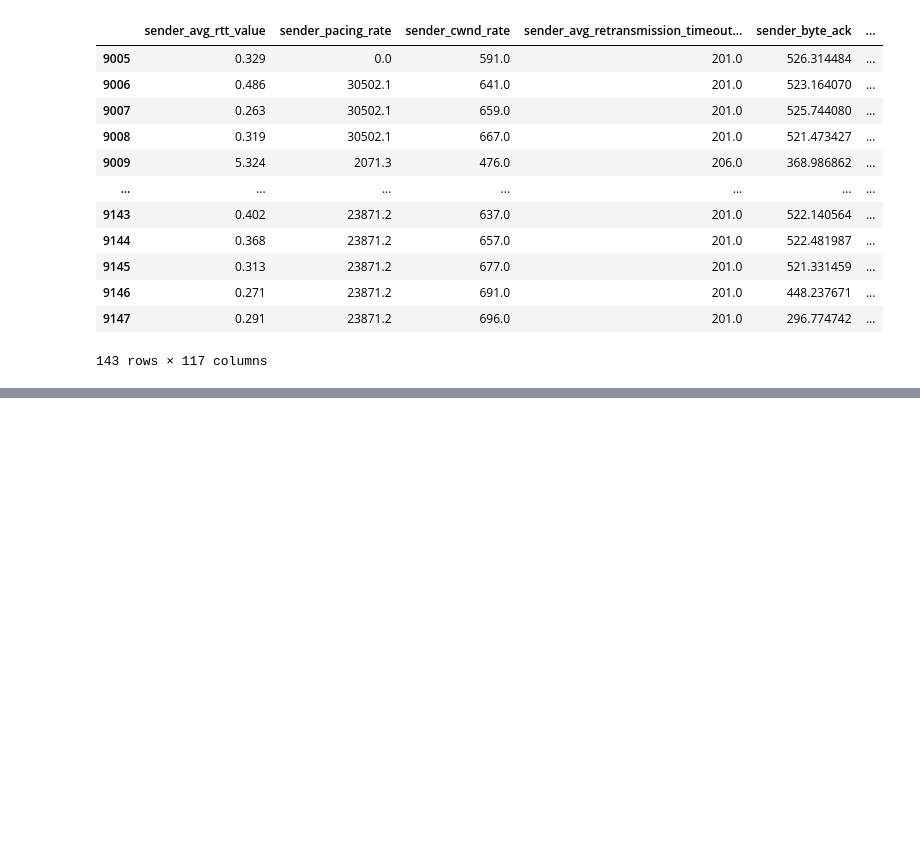
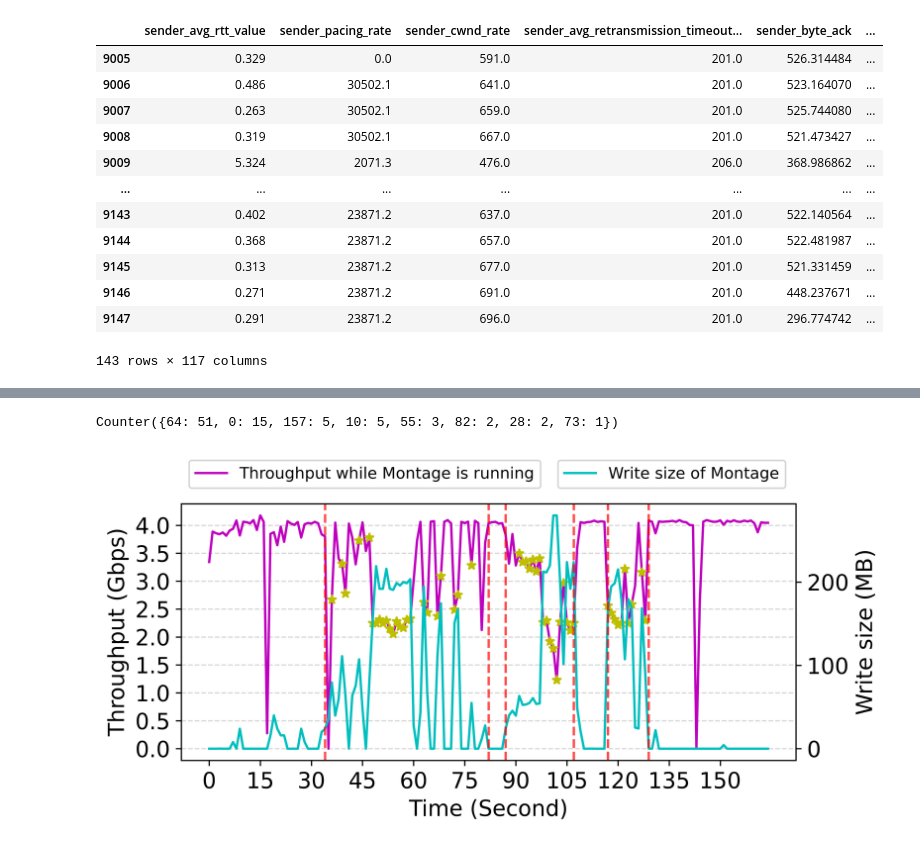
Before and after one commit to EhsanSaZ/BottleneckDetection, a Jupyter notebook: prototype/bottleneck_3.ipynb, the cells around one changed output, grey strips where cells are left out. Drawn from its saved outputs; the diff is of its cells as text; code cells hidden in the pictures; blank space fills up the shorter version.

```diff
--- a/prototype/bottleneck_3.ipynb
+++ b/prototype/bottleneck_3.ipynb
@@ -977,0 +1004,9 @@ Int64Index([ 1,  2,  3,  9, 10, 11, 26, 29, 30, 31, 32, 33, 34, 35, 37, 41, 42,
+# %%
+# montage_df = pd.read_csv("normal.csv").drop(['time_stamp', 'through_put'], axis=1)
+montage_df = pd.read_csv("./montage_analysis/utah_montage_5_instance.csv").drop(['time_stamp','through_put'], axis=1)
+# print(montage_df.shape)
+# montage_df = montage_df.iloc[49:56]
+# montage_df['sender_remote_ost_write_bytes']
+montage_df_write_part = montage_df.loc[(montage_df['sender_remote_ost_write_bytes'] > 0)]
+montage_df_write_part
+# montage_df
@@ -977,0 +1027,58 @@ Int64Index([ 1,  2,  3,  9, 10, 11, 26, 29, 30, 31, 32, 33, 34, 35, 37, 41, 42,
+# %%
+montage_X = montage_df_write_part.drop(columns="label_value")[features]
+# y_pred = clf.predict(normal.drop(columns="label_value"))
+y_pred = clf.predict(montage_X)
+print(Counter(y_pred))
+# len(y_pred)
+# print(30/102)
+# %% [output]
+Counter({64: 51, 0: 15, 157: 5, 10: 5, 55: 3, 82: 2, 28: 2, 73: 1})
+# %%
+montage_5_df = pd.read_csv("./montage_analysis/utah_montage_5_instance.csv")
+rows = 165
+
+from matplotlib.pyplot import figure
+from matplotlib import pyplot as plt
+plt.rcParams.update({'font.size': 14})
+
+fig, ax = plt.subplots(figsize =(7, 3), dpi=800)
+# fig.suptitle('Monitoring agent\'s Resource Usage footprints')
+ax.set_xticks(np.arange(0, rows , 15))
+ax.set_yticks(np.arange(0, 4.5, 0.5))
+ax.set_ylabel('Throughput (Gbps)')
+ax.set_xlabel('Time (Second)')
+ax.grid(True,which='both', axis='y', linestyle='--', alpha=0.5)
+x_range = np.arange(0, rows , 1)
+
+# ax.plot(np.arange(0, normal_df.shape[0]  , 1), montage_df.iloc[:normal_df.shape[0],:]['through_put'])
+# ax.plot(np.arange(0, 75  , 1), montage_1_df.iloc[:75]['through_put'], 'x')
+# ax.plot(x_range, normal_df['through_put'], 'mx', label="Normal")
+line1, = ax.plot(x_range, montage_5_df.iloc[:rows,:]['through_put'], 'm-', label="Throughput while Montage is running")
+real_writes_x = montage_5_df.loc[(montage_5_df['sender_remote_ost_write_bytes'] > 0)].index
+real_writes_y = montage_5_df.loc[(montage_5_df['sender_remote_ost_write_bytes'] > 0)]
+# ax.plot(real_writes_x, real_writes_y['through_put'], 'ro',label="While Montage is writing")
+
+ax.plot(real_writes_x[y_pred == 64], real_writes_y.iloc[y_pred == 64]['through_put'], 'y*',linewidth=0.5, label="Recognized by model" )
+
+plt.legend(handles=[line1], framealpha=0.8, loc='upper left', prop={"size":10}, bbox_to_anchor=(0, 1.2))
+
+
+ax2 = ax.twinx()
+ax2.set_ylabel('Write size (MB)')
+ax2.plot(x_range, montage_5_df.iloc[:rows,:]['sender_remote_ost_write_bytes']/(1024 * 1024),'c-' , label="Write size of Montage")
+plt.axvline(x=34,linestyle='--', alpha=0.7, color='red')
+plt.axvline(x=82,linestyle='--', alpha=0.7, color='red')
+#
+plt.axvline(x=87,linestyle='--', alpha=0.7, color='red')
+plt.axvline(x=107,linestyle='--', alpha=0.7, color='red')
+#
+plt.axvline(x=117,linestyle='--', alpha=0.7, color='red')
+plt.axvline(x=129,linestyle='--', alpha=0.7, color='red')
+
+# ax2.grid(True,which='both', axis='y', linestyle='-.', alpha=0.5)
+plt.legend(framealpha=0.8, loc='upper left', prop={"size":10}, bbox_to_anchor=(0.6, 1.2))
+# ax.xaxis.grid()
+# ax.grid(axis='x',linestyle='--')
+plt.savefig("utah_Real_world_montage.pdf", bbox_inches='tight')
+# %% [output]
+[figure, added]
```
Also changed, not shown: parts of 14 cells of this notebook.
